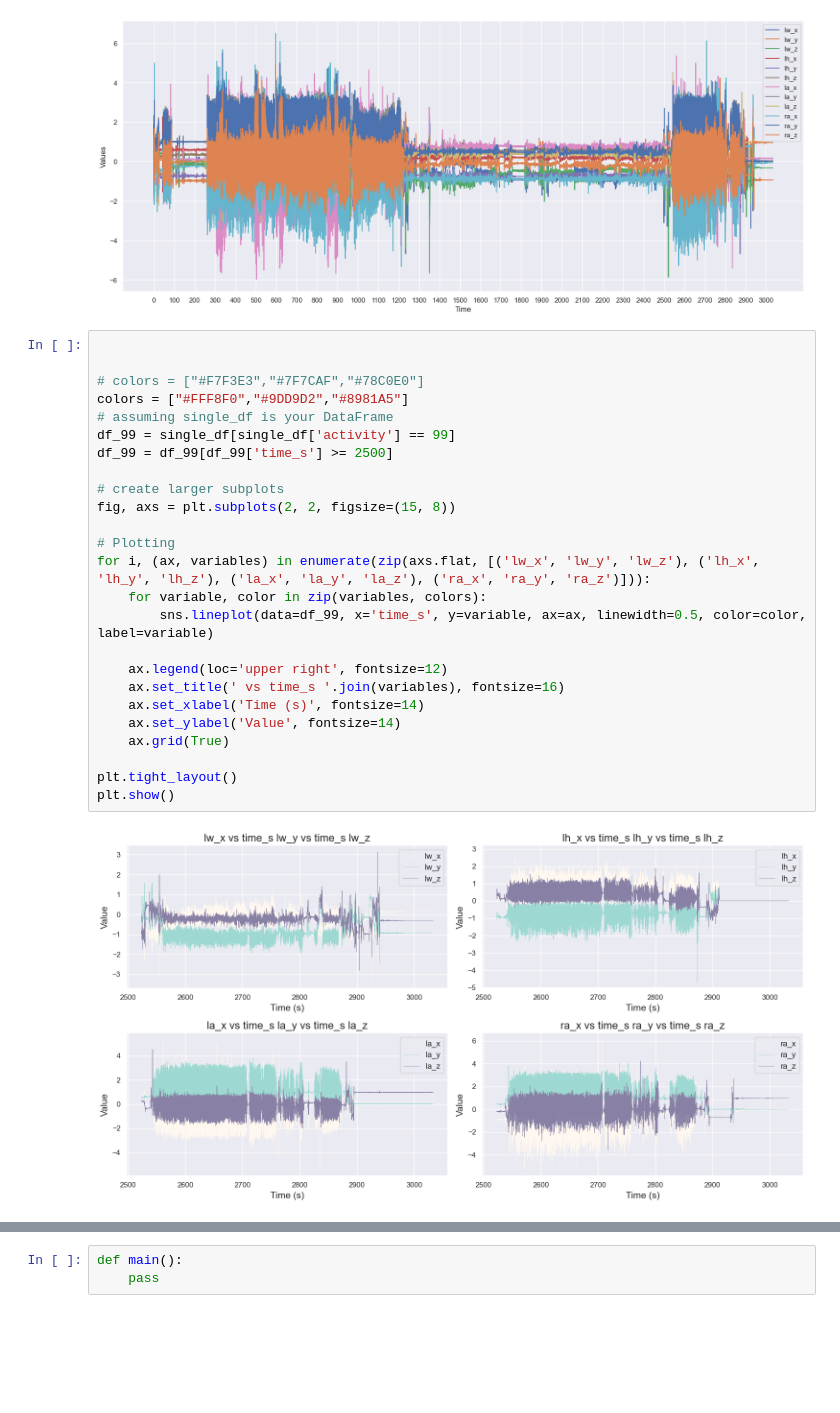
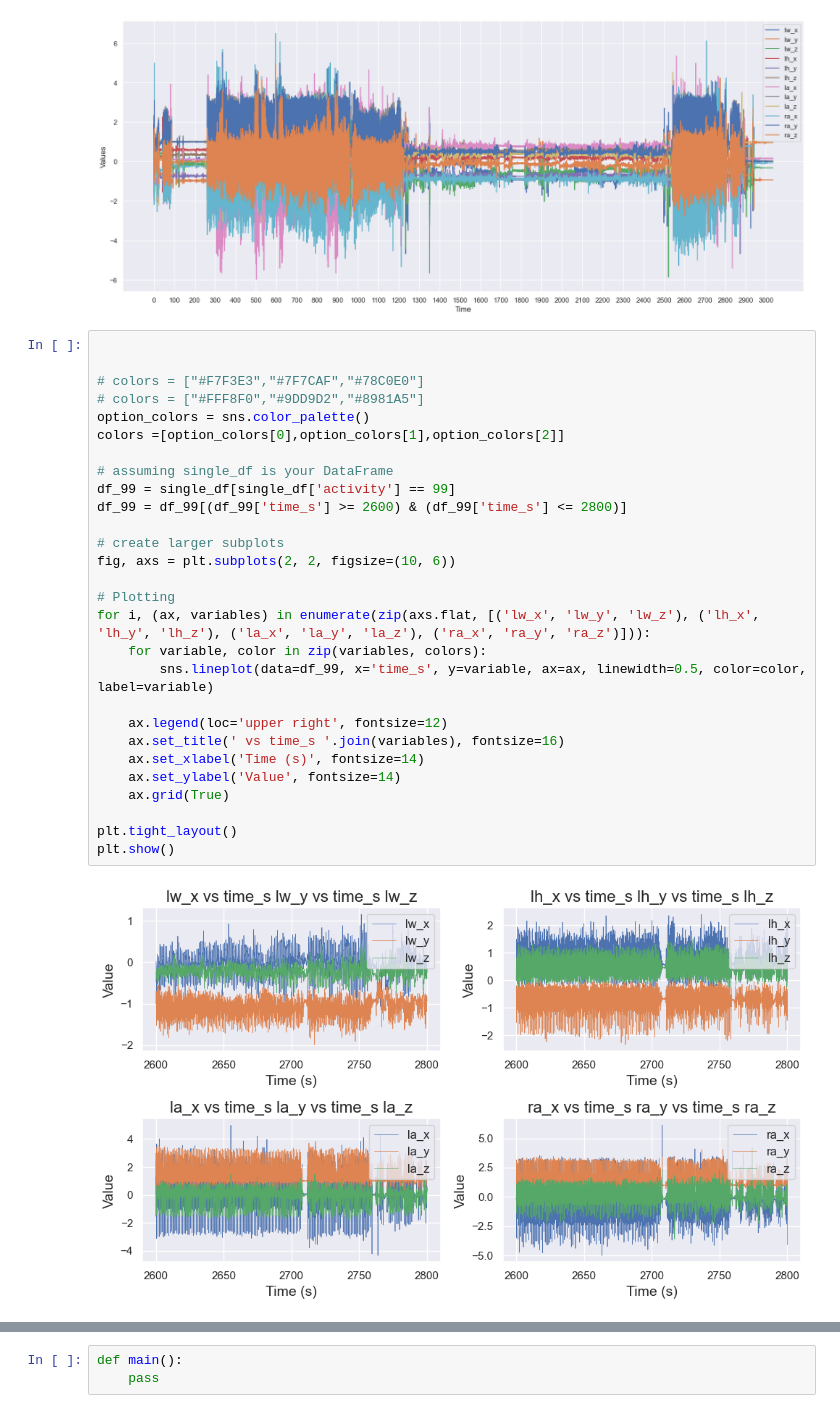
Before and after one commit to menglutao/HumanDataAnalytics, a Jupyter notebook: A1/notebooks/EDA.ipynb, the cells around one changed output, grey strips where cells are left out. Drawn from its saved outputs; the diff is of its cells as text; blank space fills up the shorter version.

```diff
--- a/A1/notebooks/EDA.ipynb
+++ b/A1/notebooks/EDA.ipynb
@@ -66,30 +66,33 @@ plot_all(single_df)
 # %%
 
 
 # colors = ["#F7F3E3","#7F7CAF","#78C0E0"]
-colors = ["#FFF8F0","#9DD9D2","#8981A5"]
+# colors = ["#FFF8F0","#9DD9D2","#8981A5"]
+option_colors = sns.color_palette()
+colors =[option_colors[0],option_colors[1],option_colors[2]]
+
 # assuming single_df is your DataFrame
 df_99 = single_df[single_df['activity'] == 99]
-df_99 = df_99[df_99['time_s'] >= 2500]
+df_99 = df_99[(df_99['time_s'] >= 2600) & (df_99['time_s'] <= 2800)]
 
 # create larger subplots
-fig, axs = plt.subplots(2, 2, figsize=(15, 8))
+fig, axs = plt.subplots(2, 2, figsize=(10, 6))
 
 # Plotting
 for i, (ax, variables) in enumerate(zip(axs.flat, [('lw_x', 'lw_y', 'lw_z'), ('lh_x', 'lh_y', 'lh_z'), ('la_x', 'la_y', 'la_z'), ('ra_x', 'ra_y', 'ra_z')])):
     for variable, color in zip(variables, colors):
         sns.lineplot(data=df_99, x='time_s', y=variable, ax=ax, linewidth=0.5, color=color, label=variable)
 
     ax.legend(loc='upper right', fontsize=12)
     ax.set_title(' vs time_s '.join(variables), fontsize=16)
     ax.set_xlabel('Time (s)', fontsize=14)
     ax.set_ylabel('Value', fontsize=14)
     ax.grid(True)
 
 plt.tight_layout()
 plt.show()
 # %% [output]
-[figure, old version]
+[figure, new version]
 # %%
 def make_x_y_z_plot(df):
     # colors = ["#F7F3E3","#7F7CAF","#78C0E0"]
```
Also changed, not shown: parts of 7 cells of this notebook.
